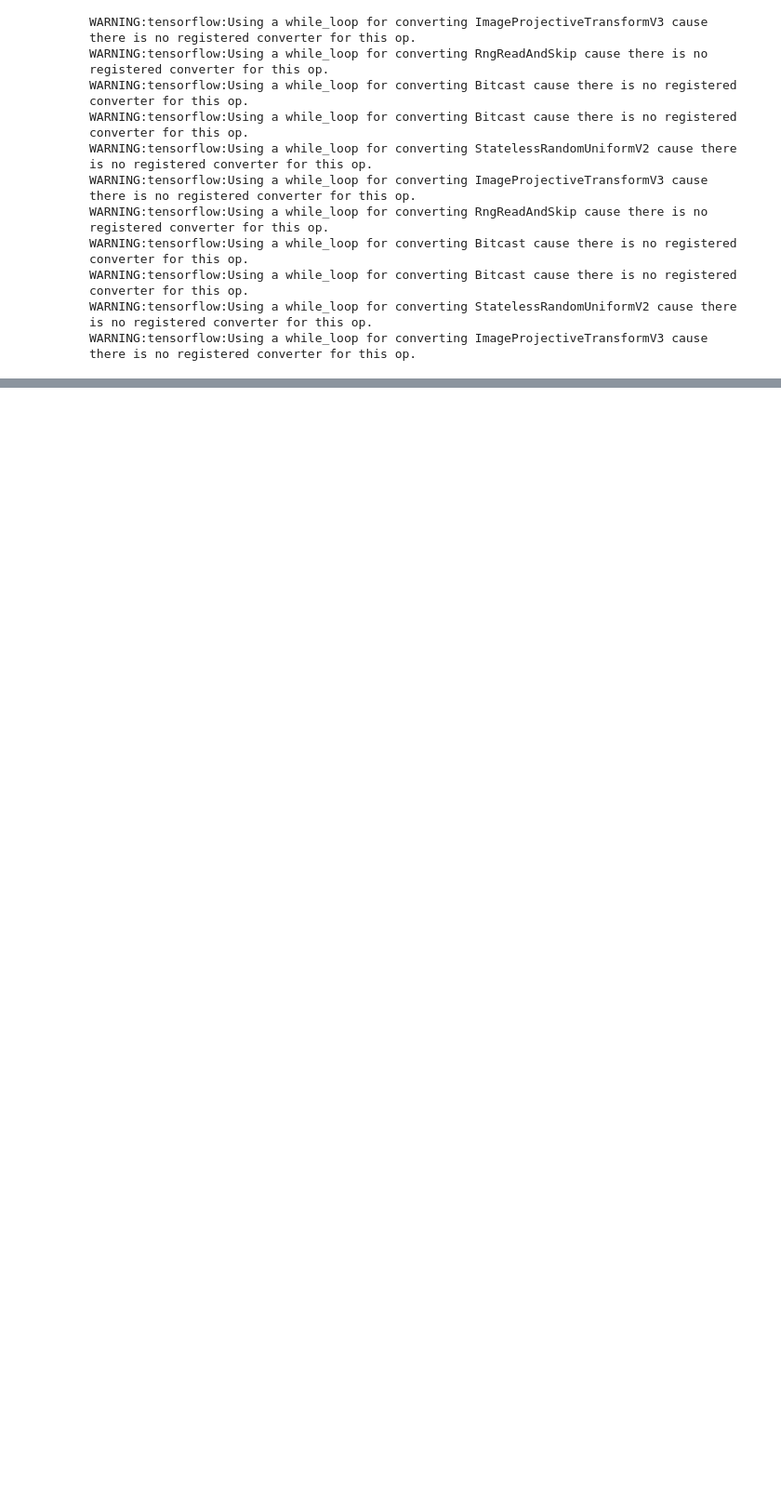
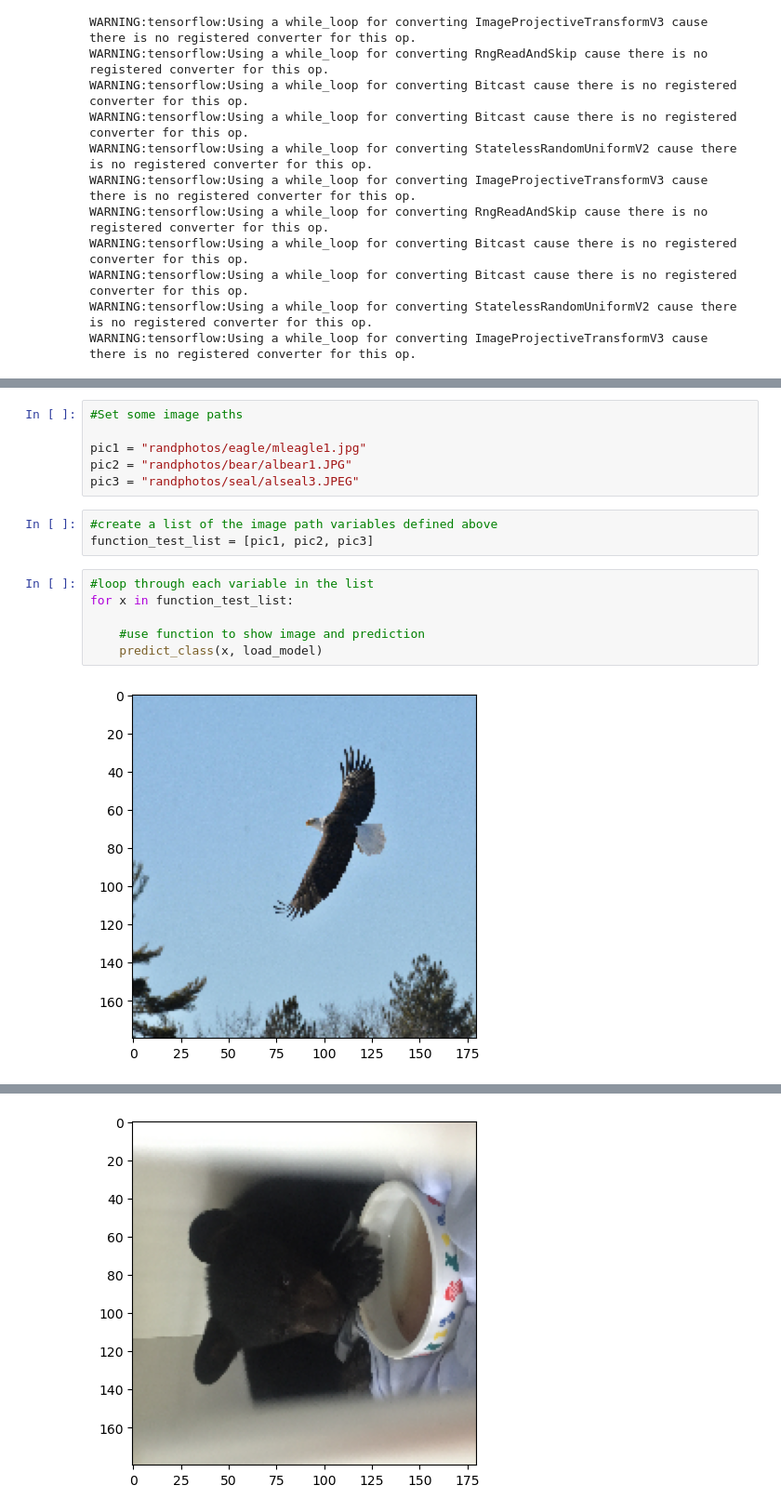
Before and after one commit to Dlappin93/Image-Classification-Capstone, a Jupyter notebook: 4.0_Regularization_Strategies_Adjusted.ipynb, the cells around one changed output, grey strips where cells are left out. Shown at 93% size. Drawn from its saved outputs; the diff is of its cells as text; blank space fills up the shorter version.

```diff
--- a/4.0_Regularization_Strategies_Adjusted.ipynb
+++ b/4.0_Regularization_Strategies_Adjusted.ipynb
@@ -788,0 +890,17 @@ This image most likely belongs to cougar with a 6.59 percent confidence.
+# %%
+#Set some image paths
+
+pic1 = "randphotos/eagle/mleagle1.jpg"
+pic2 = "randphotos/bear/albear1.JPG"
+pic3 = "randphotos/seal/alseal3.JPEG"
+# %%
+#create a list of the image path variables defined above
+function_test_list = [pic1, pic2, pic3]
+# %%
+#loop through each variable in the list
+for x in function_test_list:
+
+    #use function to show image and prediction
+    predict_class(x, load_model)
+# %% [output]
+[figure, added]
@@ -788,0 +909 @@ This image most likely belongs to cougar with a 6.59 percent confidence.
+[figure, added]
```
Also changed, not shown: parts of 66 cells of this notebook, 3 other files.
